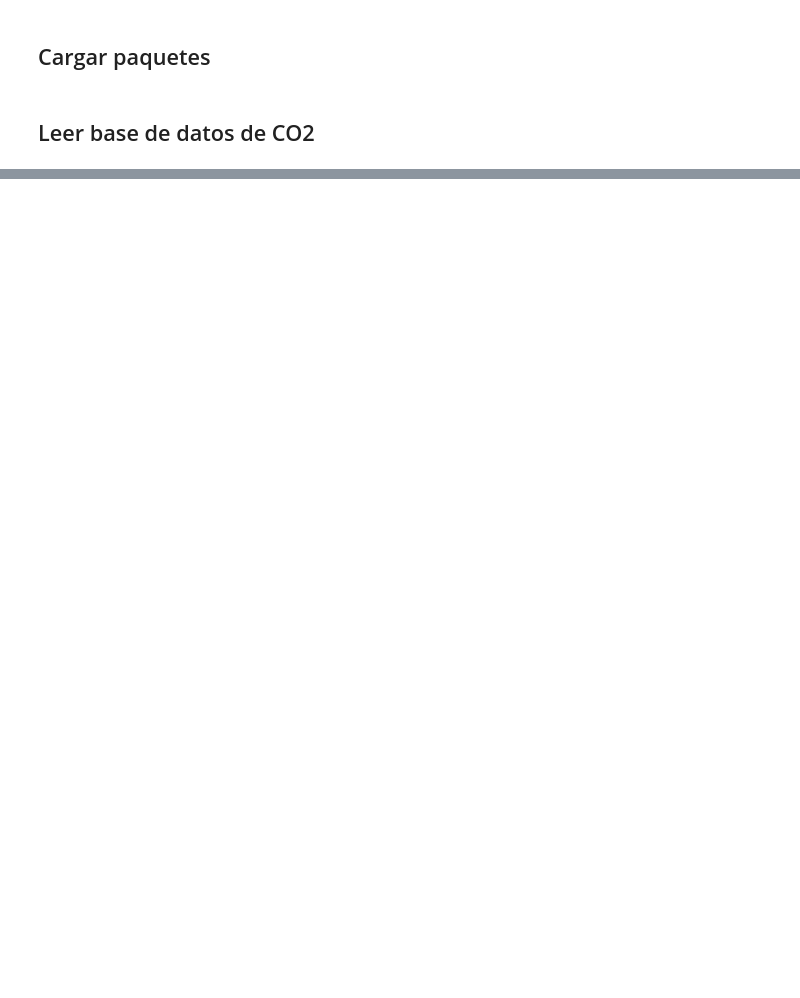
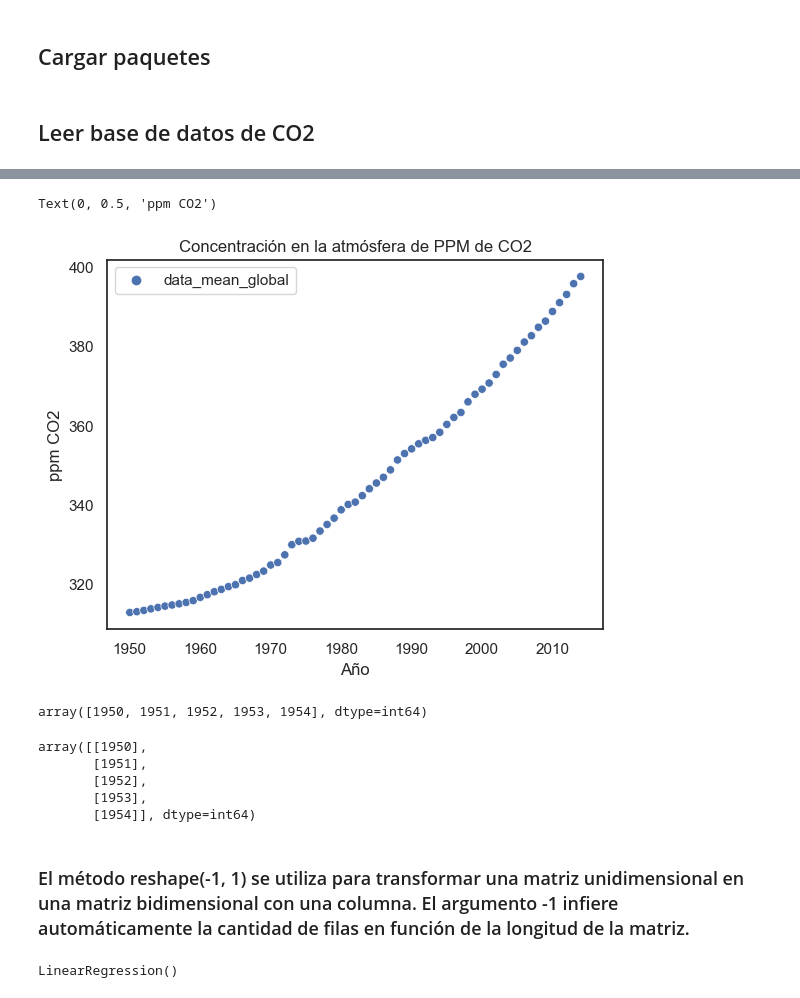
Before and after one commit to Chefi/Modelos-de-Control-de-Producci-n, a Jupyter notebook: Regresion Lineal en Pronosticos.ipynb, the cells around one changed output, grey strips where cells are left out. Saved outputs shown, nothing was run; the diff lists cells and outputs as text; code cells hidden in the pictures; blank space fills up the shorter version.

```diff
--- a/Regresion Lineal en Pronosticos.ipynb
+++ b/Regresion Lineal en Pronosticos.ipynb
@@ -23,0 +38,3 @@ HTTPError: HTTP Error 404: Not Found
+# %%
+dfA = df[["data_mean_global"]][1950:]
+dfA
@@ -23,0 +55,9 @@ HTTPError: HTTP Error 404: Not Found
+# %%
+sns.set_style("white")
+sns.scatterplot(dfA)
+plt.title("Concentración en la atmósfera de PPM de CO2")
+plt.xlabel("Año")
+plt.ylabel("ppm CO2")
+# %% [output]
+Text(0, 0.5, 'ppm CO2')
+[figure, added]
@@ -23,0 +67,4 @@ HTTPError: HTTP Error 404: Not Found
+# %%
+x[:5]
+# %% [output]
+array([1950, 1951, 1952, 1953, 1954], dtype=int64)
@@ -23,0 +74,10 @@ HTTPError: HTTP Error 404: Not Found
+# %%
+x[:5]
+# %% [output]
+array([[1950],
+       [1951],
+       [1952],
+       [1953],
+       [1954]], dtype=int64)
+# %% [markdown]
+### El método reshape(-1, 1) se utiliza para transformar una matriz unidimensional en una matriz bidimensional con una columna. El argumento -1 infiere automáticamente la cantidad de filas en función de la longitud de la matriz.
@@ -23,0 +86,4 @@ HTTPError: HTTP Error 404: Not Found
+# %%
+reg.fit(x,y)
+# %% [output]
+LinearRegression()
```
Also changed, not shown: parts of 33 cells of this notebook.
